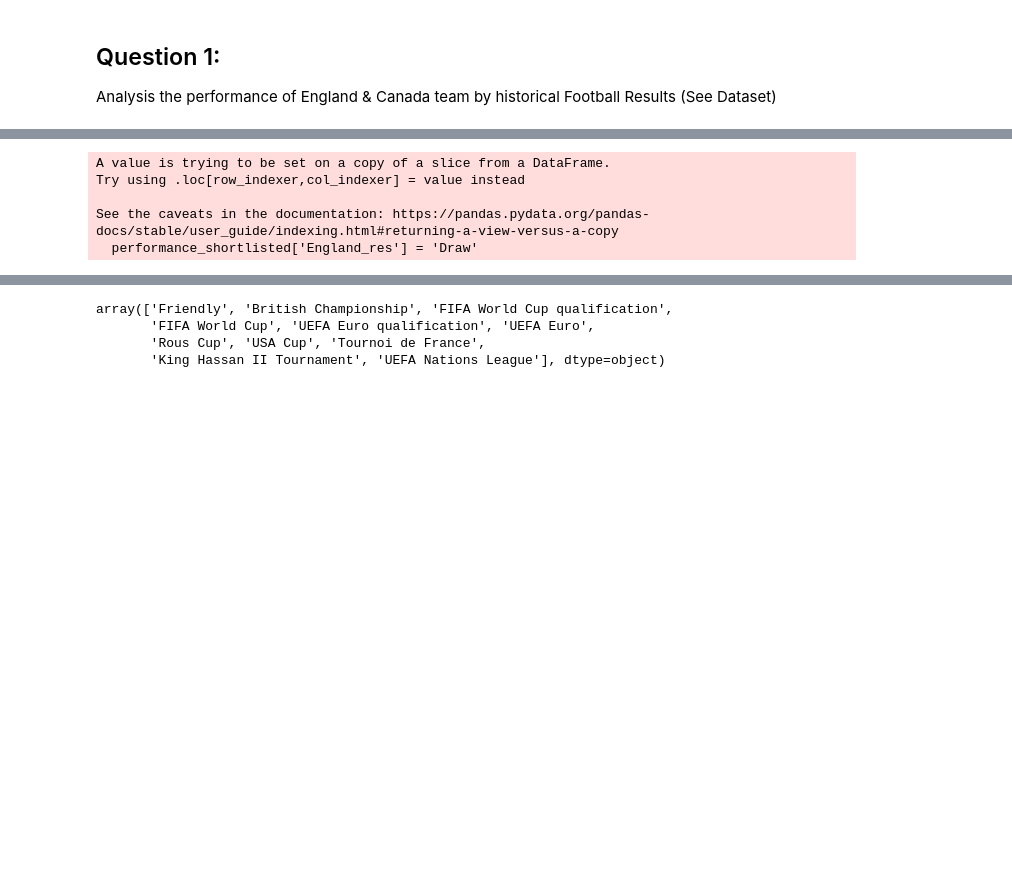
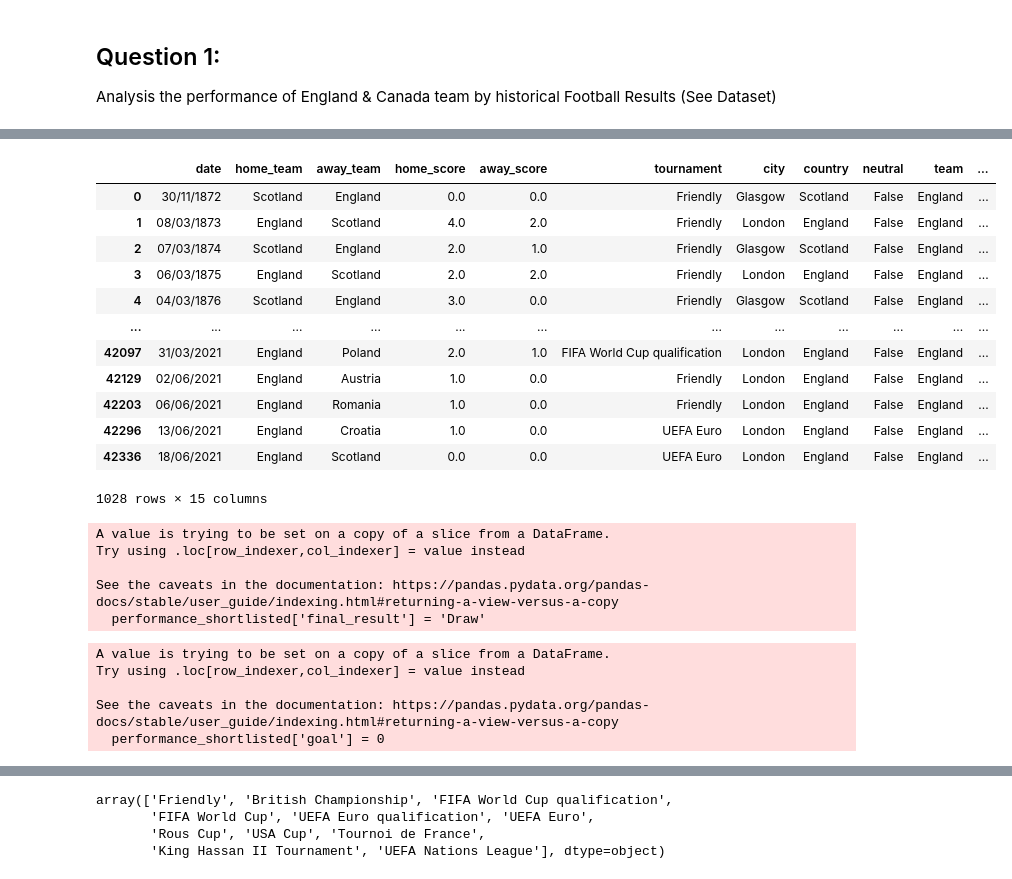
Before and after one commit to minhtran1309/DS_CC_solution, a Jupyter notebook: DS_foot_analysis.ipynb, the cells around one changed output, grey strips where cells are left out. Drawn from its saved outputs; the diff is of its cells as text; code cells hidden in the pictures; blank space fills up the shorter version.

```diff
--- a/DS_foot_analysis.ipynb
+++ b/DS_foot_analysis.ipynb
@@ -125,8 +180,33 @@ performance_shortlisted
+# %%
+performance_shortlisted = performance_shortlisted.dropna()
+performance_shortlisted
+# %% [output]
+|  | date | home_team | away_team | home_score | away_score | tournament | city | country | neutral | team | ... |
+| 0 | 30/11/1872 | Scotland | England | 0.0 | 0.0 | Friendly | Glasgow | Scotland | False | England | ... |
+| 1 | 08/03/1873 | England | Scotland | 4.0 | 2.0 | Friendly | London | England | False | England | ... |
+| 2 | 07/03/1874 | Scotland | England | 2.0 | 1.0 | Friendly | Glasgow | Scotland | False | England | ... |
+| 3 | 06/03/1875 | England | Scotland | 2.0 | 2.0 | Friendly | London | England | False | England | ... |
+| 4 | 04/03/1876 | Scotland | England | 3.0 | 0.0 | Friendly | Glasgow | Scotland | False | England | ... |
+| ... | ... | ... | ... | ... | ... | ... | ... | ... | ... | ... | ... |
+| 42097 | 31/03/2021 | England | Poland | 2.0 | 1.0 | FIFA World Cup qualification | London | England | False | England | ... |
+| 42129 | 02/06/2021 | England | Austria | 1.0 | 0.0 | Friendly | London | England | False | England | ... |
+| 42203 | 06/06/2021 | England | Romania | 1.0 | 0.0 | Friendly | London | England | False | England | ... |
+| 42296 | 13/06/2021 | England | Croatia | 1.0 | 0.0 | UEFA Euro | London | England | False | England | ... |
+| 42336 | 18/06/2021 | England | Scotland | 0.0 | 0.0 | UEFA Euro | London | England | False | England | ... |
+1028 rows × 15 columns
 # %%
-performance_shortlisted['England_res'] = 'Draw'
+performance_shortlisted['final_result'] = 'Draw'
 # %% [output]
 A value is trying to be set on a copy of a slice from a DataFrame.
 Try using .loc[row_indexer,col_indexer] = value instead
 
 See the caveats in the documentation: https://pandas.pydata.org/pandas-docs/stable/user_guide/indexing.html#returning-a-view-versus-a-copy
-  performance_shortlisted['England_res'] = 'Draw'
+  performance_shortlisted['final_result'] = 'Draw'
+# %%
+performance_shortlisted['goal'] = 0
+# %% [output]
+A value is trying to be set on a copy of a slice from a DataFrame.
+Try using .loc[row_indexer,col_indexer] = value instead
+
+See the caveats in the documentation: https://pandas.pydata.org/pandas-docs/stable/user_guide/indexing.html#returning-a-view-versus-a-copy
+  performance_shortlisted['goal'] = 0
```
Also changed, not shown: parts of 11 cells of this notebook.
